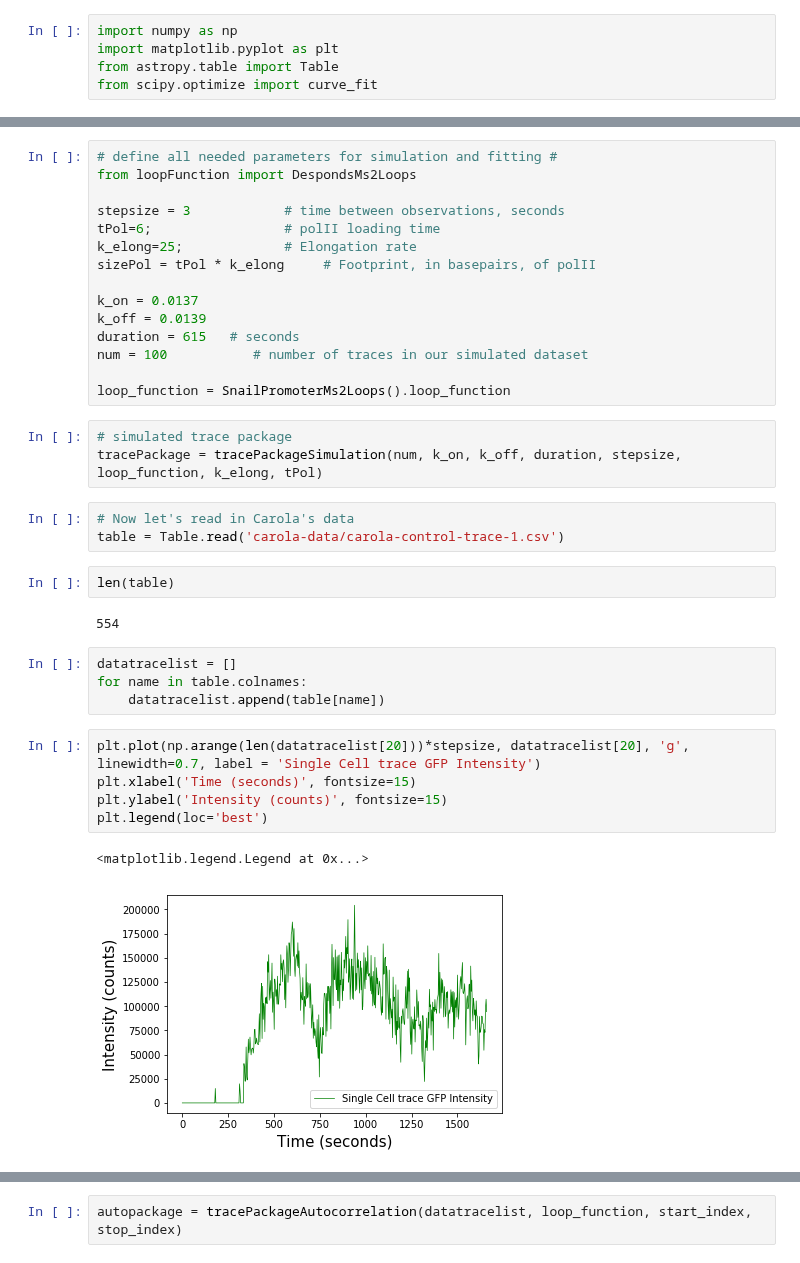
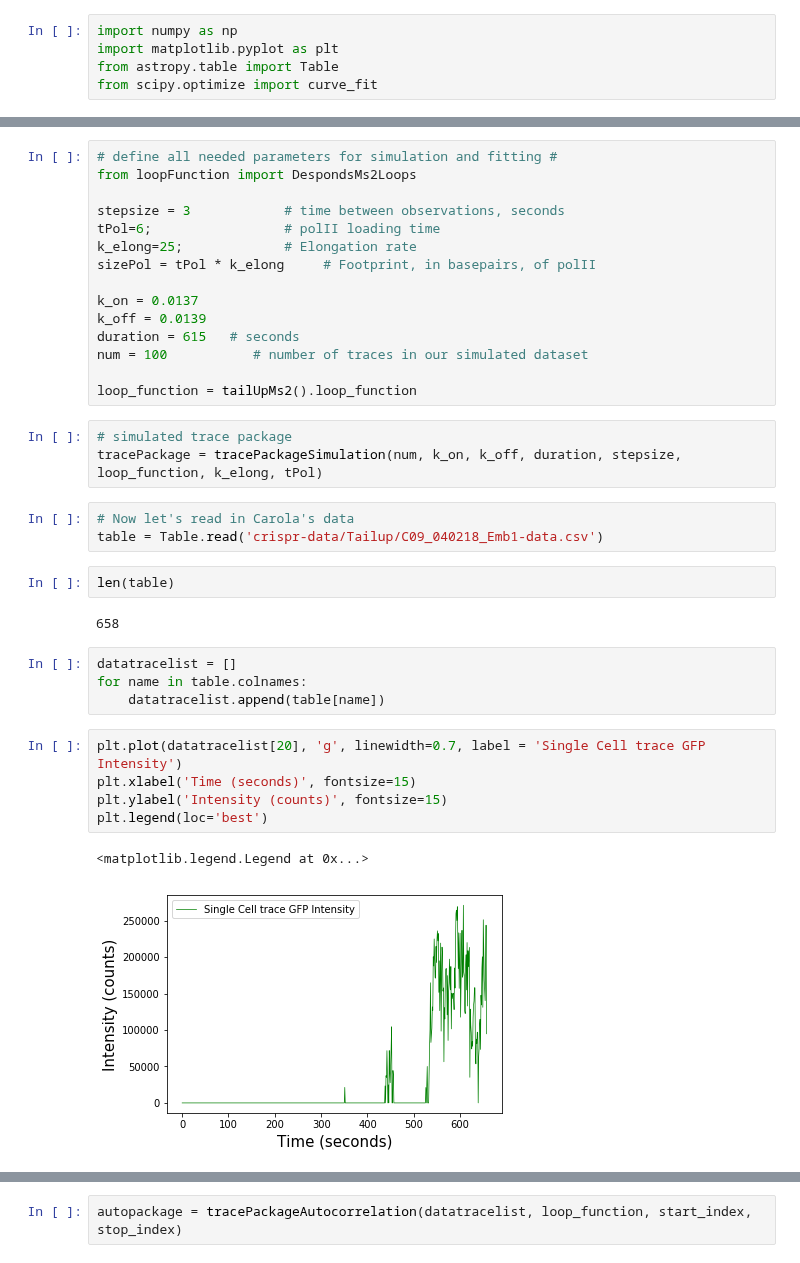
Before and after one commit to tlmakinen/bursting-IGMM, a Jupyter notebook: autocorrelation/carola-data-fitting.ipynb, the cells around one changed output, grey strips where cells are left out. Drawn from its saved outputs; the diff is of its cells as text.

```diff
--- a/autocorrelation/carola-data-fitting.ipynb
+++ b/autocorrelation/carola-data-fitting.ipynb
@@ -23,29 +23,29 @@ k_off = 0.0139
 duration = 615   # seconds
 num = 100           # number of traces in our simulated dataset
 
-loop_function = SnailPromoterMs2Loops().loop_function
+loop_function = tailUpMs2().loop_function
 # %%
 # simulated trace package
 tracePackage = tracePackageSimulation(num, k_on, k_off, duration, stepsize, loop_function, k_elong, tPol)
 # %%
 # Now let's read in Carola's data
-table = Table.read('carola-data/carola-control-trace-1.csv')
+table = Table.read('crispr-data/Tailup/C09_040218_Emb1-data.csv')
 # %%
 len(table)
 # %% [output]
-554
+658
 # %%
 datatracelist = []
 for name in table.colnames:
     datatracelist.append(table[name])
 # %%
-plt.plot(np.arange(len(datatracelist[20]))*stepsize, datatracelist[20], 'g', linewidth=0.7, label = 'Single Cell trace GFP Intensity')
+plt.plot(datatracelist[20], 'g', linewidth=0.7, label = 'Single Cell trace GFP Intensity')
 plt.xlabel('Time (seconds)', fontsize=15)
 plt.ylabel('Intensity (counts)', fontsize=15)
 plt.legend(loc='best')
 # %% [output]
 <matplotlib.legend.Legend at 0x...>
-[figure, old version]
+[figure, new version]
 # %%
 examp = np.correlate(datatracelist[14][300:], datatracelist[14][300:], 'same')
 plt.plot(examp[np.argmax(examp):]/np.max(examp), label= 'Single Cell Autocorrelation')
```
Also changed, not shown: parts of 15 cells of this notebook, 3 other files.
